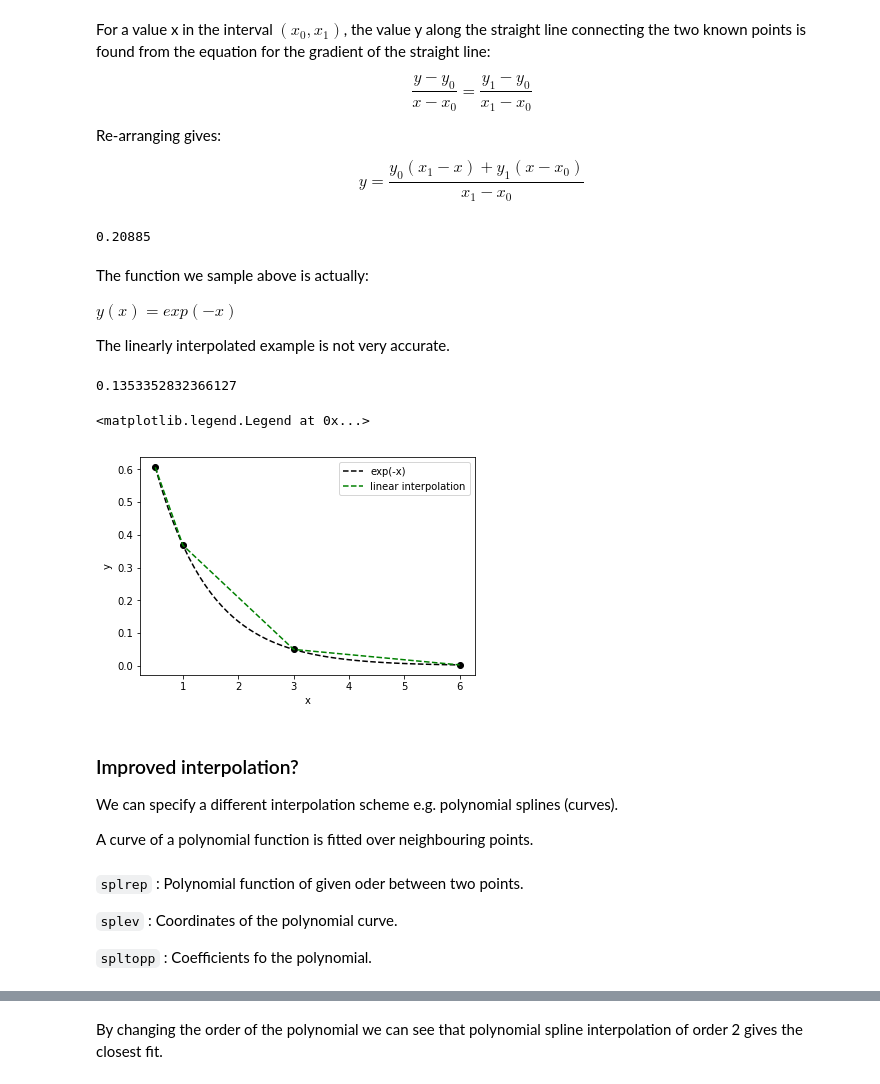
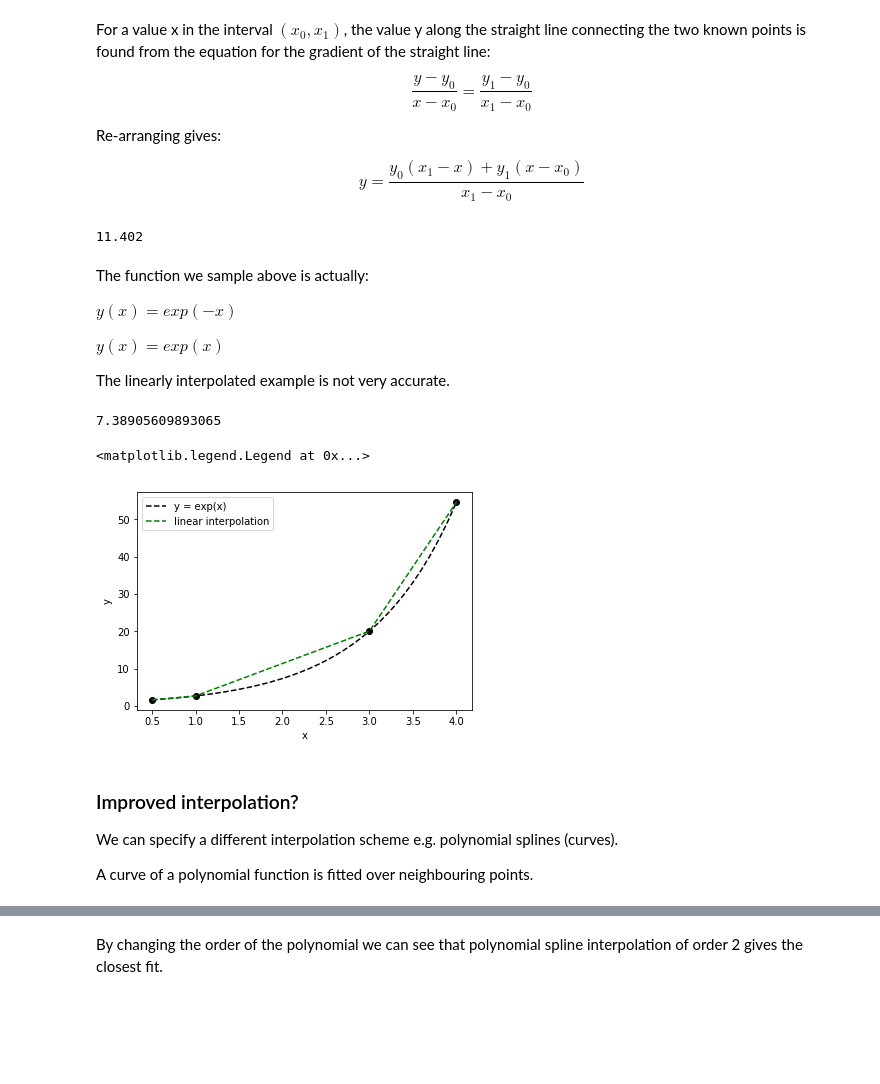
Before and after one commit to vongvanicht/Intro_to_Python, a Jupyter notebook: 05_Plotting_and_Analysing.ipynb, the cells around one changed output, grey strips where cells are left out. Drawn from its saved outputs; the diff is of its cells as text; code cells hidden in the pictures; blank space fills up the shorter version.

```diff
--- a/05_Plotting_and_Analysing.ipynb
+++ b/05_Plotting_and_Analysing.ipynb
@@ -765,8 +765,15 @@ By generating (and plotting) the interpolated solutions computationally, we can
 # %% [markdown]
 Suppose we have some data that describes the value of $f$ at time $t$.
 # %%
-x = np.array([0.5,1,3,6])
-y = np.array([0.6065, 0.3679, 0.0498, 0.0025])
+# x = np.array([0.5,1,3,6])
+# y = np.array([0.6065, 0.3679, 0.0498, 0.0025])
+# plt.plot(x, y, 'ko--')
+# plt.xlabel('x')
+# plt.ylabel('y(x)')
+
+
+x = np.array([0.5,1,3,4])
+y = np.array([1.648,  2.718, 20.086, 54.598])
 plt.plot(x, y, 'ko--')
 plt.xlabel('x')
 plt.ylabel('y(x)')
@@ -799,37 +806,59 @@ $$y = \frac{y_0 (x_1 - x) + y_1(x - x_0)}{x_1 - x_0}$$
 f = interp1d(x, y)
 print(f(2))
 # %% [output]
-0.20885
+11.402
 # %% [markdown]
 The function we sample above is actually:
 
 $y(x) = exp(-x)$
 
+$y(x) = exp(x)$
+
 The linearly interpolated example is not very accurate.
 # %%
-print(np.exp(-2))
+#print(np.exp(-2))
+
+print(np.exp(2))
 # %% [output]
-0.1353352832366127
+7.38905609893065
 # %%
+# # original data
+# plt.plot(x, y, 'ko')
+
+# # range of values for x axis
+# x_int = np.arange(0.5, 6.1, 0.1)
+
+# # function data
+# plt.plot(x_int, np.exp(-x_int), 'k--', label='y = exp(-x)')
+
+# # interpolation data
+# plt.plot(x_int, f(x_int), 'g--', label='linear interpolation')
+
+
+# plt.xlabel('x')
+# plt.ylabel('y')
+# plt.legend()
+
+
 # original data
 plt.plot(x, y, 'ko')
 
 # range of values for x axis
-x_int = np.arange(0.5, 6.1, 0.1)
+x_int = np.arange(0.5, 4.1, 0.1)
 
 # function data
-plt.plot(x_int, np.exp(-x_int), 'k--', label='y = exp(-x)')
+plt.plot(x_int, np.exp(x_int), 'k--', label='y = exp(x)')
 
 # interpolation data
-plt.plot(x_int, g(x_int), 'g--', label='linear interpolation')
+plt.plot(x_int, f(x_int), 'g--', label='linear interpolation')
 
 
 plt.xlabel('x')
 plt.ylabel('y')
 plt.legend()
 # %% [output]
 <matplotlib.legend.Legend at 0x...>
-[figure, old version]
+[figure, new version]
 # %% [markdown]
 ### Improved interpolation?
 We can specify a different interpolation scheme e.g. polynomial splines (curves).
@@ -842,6 +871,0 @@ from scipy.interpolate import spltopp
-# %% [markdown]
-`splrep` : Polynomial function of given oder between two points.
-
-`splev` : Coordinates of the polynomial curve.
-
-`spltopp` : Coefficients fo the polynomial.
```
Also changed, not shown: parts of 33 cells of this notebook.
